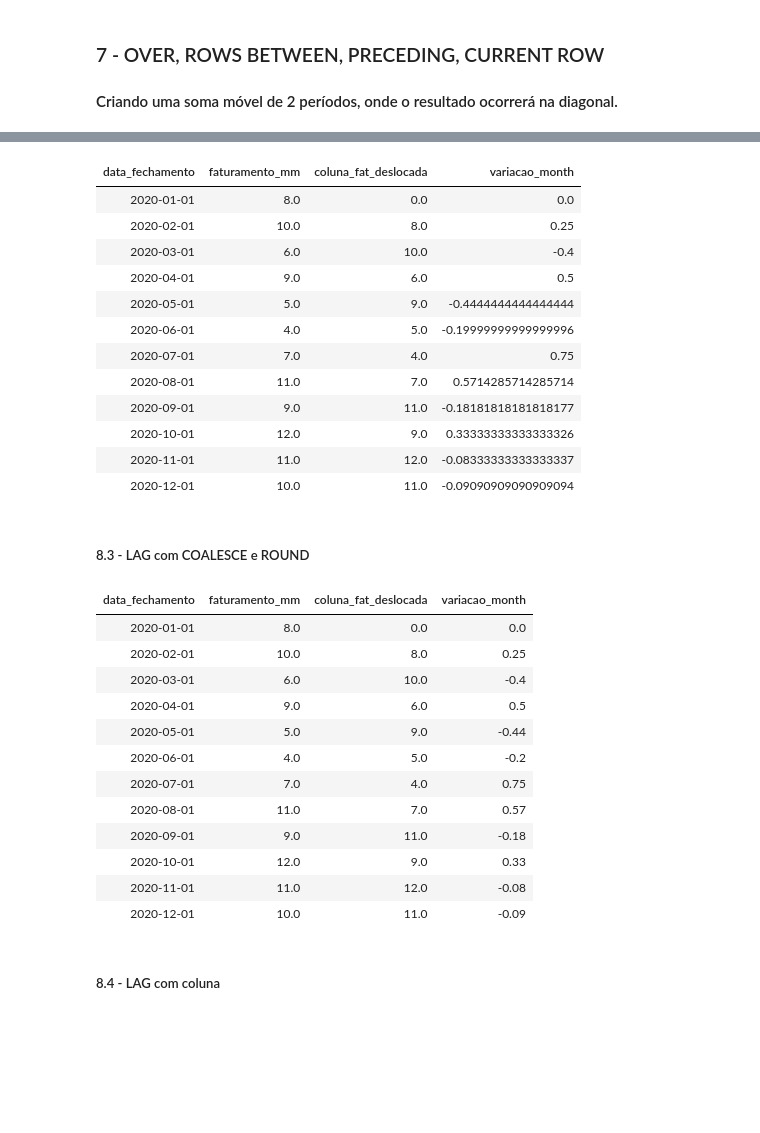
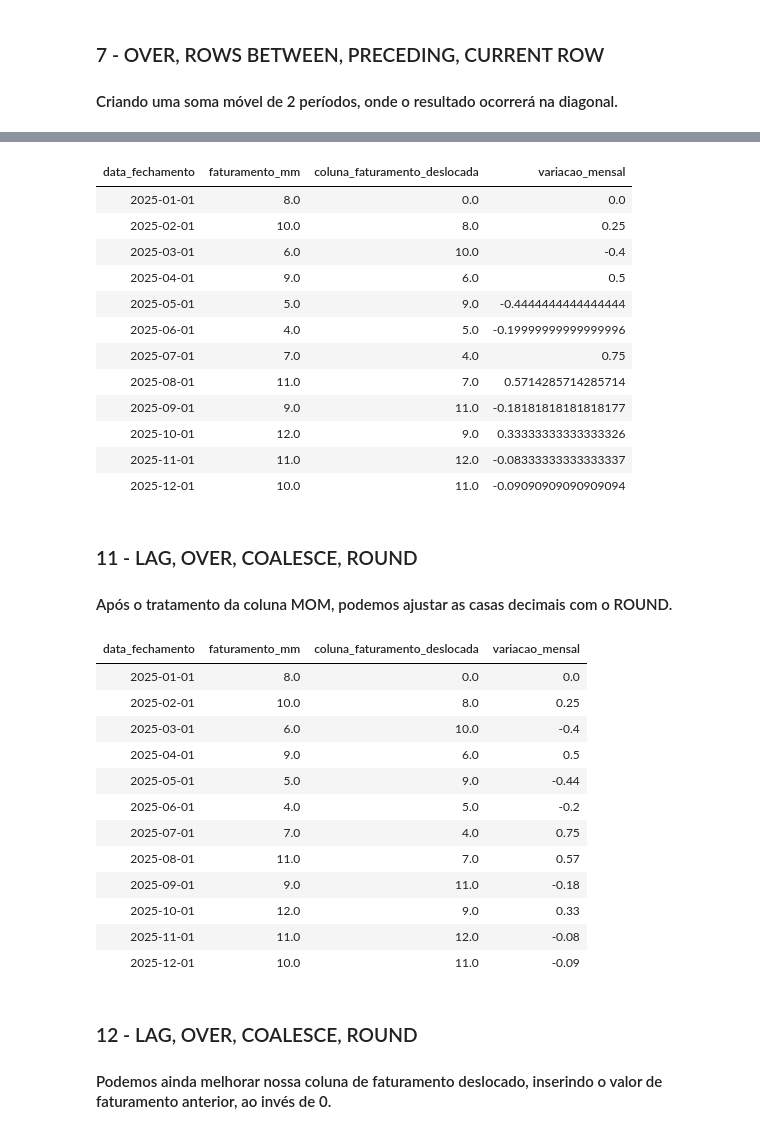
Before and after one commit to wallacecarlis/sql_two_databricks, a Jupyter notebook: SQL_TWO - AULA_4.ipynb, the cells around one changed output, grey strips where cells are left out. Drawn from its saved outputs; the diff is of its cells as text; code cells hidden in the pictures; blank space fills up the shorter version.

```diff
--- a/SQL_TWO - AULA_4.ipynb
+++ b/SQL_TWO - AULA_4.ipynb
@@ -191,53 +193,55 @@ ORDER BY data_fechamento ASC;
 # %%
--- 9 - Criando MOM com a função LAG
+-- 9 - Criando coluna MOM com a variação das colunas de faturamento, preenchendo valor nulo com COALESCE
 SELECT
   data_fechamento,
   faturamento_mm,
   LAG(faturamento_mm, 1, 0)
-    OVER(ORDER BY data_fechamento ASC) AS coluna_fat_deslocada,
-  COALESCE(faturamento_mm / coluna_fat_deslocada - 1, 0) AS variacao_month
+    OVER(ORDER BY data_fechamento ASC) AS coluna_faturamento_deslocada,
+  COALESCE(faturamento_mm / coluna_faturamento_deslocada - 1, 0) AS variacao_mensal
 FROM FATURAMENTOS
 ORDER BY data_fechamento ASC;
 # %% [output]
-| data_fechamento | faturamento_mm | coluna_fat_deslocada | variacao_month |
-| 2020-01-01 | 8.0 | 0.0 | 0.0 |
-| 2020-02-01 | 10.0 | 8.0 | 0.25 |
-| 2020-03-01 | 6.0 | 10.0 | -0.4 |
-| 2020-04-01 | 9.0 | 6.0 | 0.5 |
-| 2020-05-01 | 5.0 | 9.0 | -0.4444444444444444 |
-| 2020-06-01 | 4.0 | 5.0 | -0.19999999999999996 |
-| 2020-07-01 | 7.0 | 4.0 | 0.75 |
-| 2020-08-01 | 11.0 | 7.0 | 0.5714285714285714 |
-| 2020-09-01 | 9.0 | 11.0 | -0.18181818181818177 |
-| 2020-10-01 | 12.0 | 9.0 | 0.33333333333333326 |
-| 2020-11-01 | 11.0 | 12.0 | -0.08333333333333337 |
-| 2020-12-01 | 10.0 | 11.0 | -0.09090909090909094 |
+| data_fechamento | faturamento_mm | coluna_faturamento_deslocada | variacao_mensal |
+| 2025-01-01 | 8.0 | 0.0 | 0.0 |
+| 2025-02-01 | 10.0 | 8.0 | 0.25 |
+| 2025-03-01 | 6.0 | 10.0 | -0.4 |
+| 2025-04-01 | 9.0 | 6.0 | 0.5 |
+| 2025-05-01 | 5.0 | 9.0 | -0.4444444444444444 |
+| 2025-06-01 | 4.0 | 5.0 | -0.19999999999999996 |
+| 2025-07-01 | 7.0 | 4.0 | 0.75 |
+| 2025-08-01 | 11.0 | 7.0 | 0.5714285714285714 |
+| 2025-09-01 | 9.0 | 11.0 | -0.18181818181818177 |
+| 2025-10-01 | 12.0 | 9.0 | 0.33333333333333326 |
+| 2025-11-01 | 11.0 | 12.0 | -0.08333333333333337 |
+| 2025-12-01 | 10.0 | 11.0 | -0.09090909090909094 |
-# %% [markdown]
-##### 8.3 - LAG com COALESCE e ROUND
+# %% [markdown]
+### 11 - LAG, OVER, COALESCE, ROUND
+#### Após o tratamento da coluna MOM, podemos ajustar as casas decimais com o ROUND.
 # %%
--- 10 - Criando MOM com a função LAG
+-- 10 - Criando coluna MOM com a variação das colunas de faturamento, preenchendo valor nulo com COALESCE
 SELECT
   data_fechamento,
   faturamento_mm,
   LAG(faturamento_mm, 1, 0)
-    OVER(ORDER BY data_fechamento ASC) AS coluna_fat_deslocada,
-  ROUND(COALESCE(faturamento_mm / coluna_fat_deslocada - 1, 0), 2) AS variacao_month
+    OVER(ORDER BY data_fechamento ASC) AS coluna_faturamento_deslocada,
+  ROUND(COALESCE(faturamento_mm / coluna_faturamento_deslocada - 1, 0), 2) AS variacao_mensal
 FROM FATURAMENTOS
 ORDER BY data_fechamento ASC;
 # %% [output]
-| data_fechamento | faturamento_mm | coluna_fat_deslocada | variacao_month |
-| 2020-01-01 | 8.0 | 0.0 | 0.0 |
-| 2020-02-01 | 10.0 | 8.0 | 0.25 |
-| 2020-03-01 | 6.0 | 10.0 | -0.4 |
-| 2020-04-01 | 9.0 | 6.0 | 0.5 |
-| 2020-05-01 | 5.0 | 9.0 | -0.44 |
-| 2020-06-01 | 4.0 | 5.0 | -0.2 |
-| 2020-07-01 | 7.0 | 4.0 | 0.75 |
-| 2020-08-01 | 11.0 | 7.0 | 0.57 |
-| 2020-09-01 | 9.0 | 11.0 | -0.18 |
-| 2020-10-01 | 12.0 | 9.0 | 0.33 |
-| 2020-11-01 | 11.0 | 12.0 | -0.08 |
-| 2020-12-01 | 10.0 | 11.0 | -0.09 |
+| data_fechamento | faturamento_mm | coluna_faturamento_deslocada | variacao_mensal |
+| 2025-01-01 | 8.0 | 0.0 | 0.0 |
+| 2025-02-01 | 10.0 | 8.0 | 0.25 |
+| 2025-03-01 | 6.0 | 10.0 | -0.4 |
+| 2025-04-01 | 9.0 | 6.0 | 0.5 |
+| 2025-05-01 | 5.0 | 9.0 | -0.44 |
+| 2025-06-01 | 4.0 | 5.0 | -0.2 |
+| 2025-07-01 | 7.0 | 4.0 | 0.75 |
+| 2025-08-01 | 11.0 | 7.0 | 0.57 |
+| 2025-09-01 | 9.0 | 11.0 | -0.18 |
+| 2025-10-01 | 12.0 | 9.0 | 0.33 |
+| 2025-11-01 | 11.0 | 12.0 | -0.08 |
+| 2025-12-01 | 10.0 | 11.0 | -0.09 |
-# %% [markdown]
-##### 8.4 - LAG com coluna
+# %% [markdown]
+### 12 - LAG, OVER, COALESCE, ROUND
+#### Podemos ainda melhorar nossa coluna de faturamento deslocado, inserindo o valor de faturamento anterior, ao invés de 0.
 # %%
```
Also changed, not shown: parts of 18 cells of this notebook.
